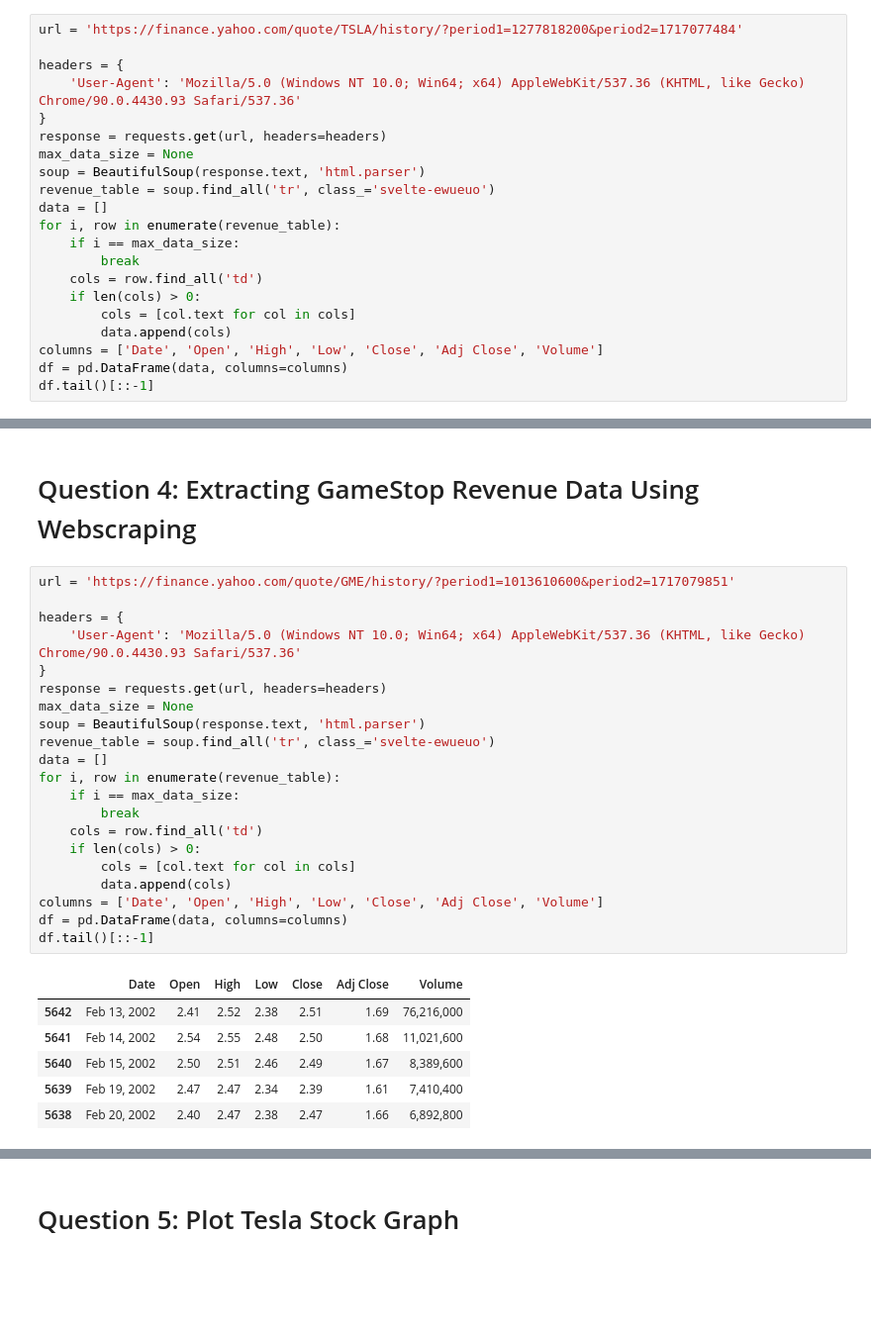
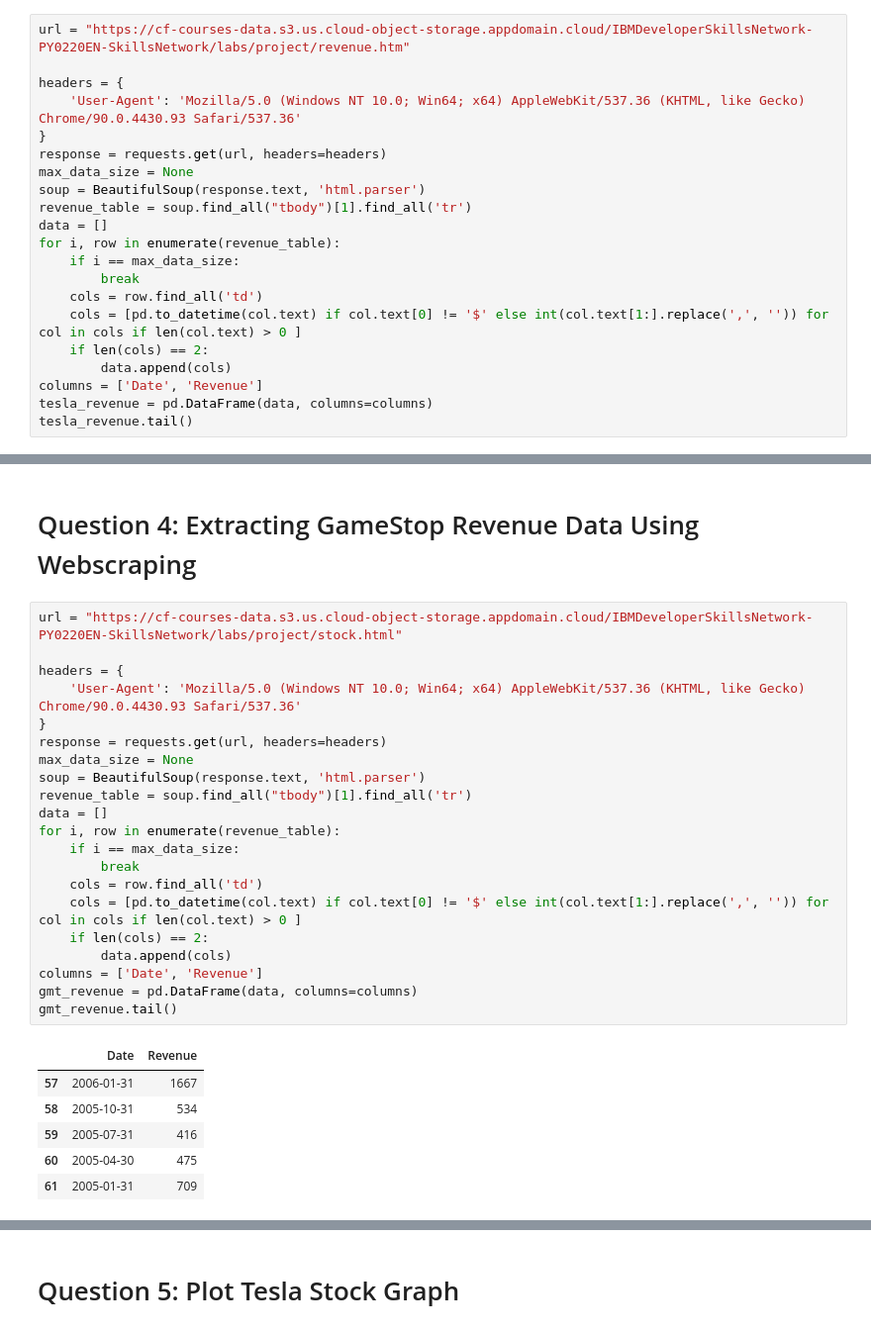
Before and after one commit to Mynreden/Stock-Data, a Jupyter notebook: PythonDS_Project.ipynb, the cells around one changed output, grey strips where cells are left out. Shown at 99% size. Cells and saved outputs as stored; diff of their text form; blank space fills up the shorter version.

```diff
--- a/PythonDS_Project.ipynb
+++ b/PythonDS_Project.ipynb
@@ -21,7 +23,7 @@ tesla_data.head()
 # %% [markdown]
 # Question 2 - Extracting Tesla Revenue Data Using Webscraping
 # %%
-url = 'https://finance.yahoo.com/quote/TSLA/history/?period1=1277818200&period2=1717077484'
+url = "https://cf-courses-data.s3.us.cloud-object-storage.appdomain.cloud/IBMDeveloperSkillsNetwork-PY0220EN-SkillsNetwork/labs/project/revenue.htm"
 
 headers = {
     'User-Agent': 'Mozilla/5.0 (Windows NT 10.0; Win64; x64) AppleWebKit/537.36 (KHTML, like Gecko) Chrome/90.0.4430.93 Safari/537.36'
@@ -29,16 +31,16 @@ headers = {
 response = requests.get(url, headers=headers)
 max_data_size = None
 soup = BeautifulSoup(response.text, 'html.parser')
-revenue_table = soup.find_all('tr', class_='svelte-ewueuo')
+revenue_table = soup.find_all("tbody")[1].find_all('tr')
 data = []
 for i, row in enumerate(revenue_table):
     if i == max_data_size:
         break
     cols = row.find_all('td')
-    if len(cols) > 0:
-        cols = [col.text for col in cols]
+    cols = [pd.to_datetime(col.text) if col.text[0] != '$' else int(col.text[1:].replace(',', '')) for col in cols if len(col.text) > 0 ]
+    if len(cols) == 2:
         data.append(cols)
-columns = ['Date', 'Open', 'High', 'Low', 'Close', 'Adj Close', 'Volume']
-df = pd.DataFrame(data, columns=columns)
-df.tail()[::-1]
+columns = ['Date', 'Revenue']
+tesla_revenue = pd.DataFrame(data, columns=columns)
+tesla_revenue.tail()
 # %% [output]
@@ -65,30 +67,30 @@ gamestop_data.head()
 # %% [markdown]
 # Question 4: Extracting GameStop Revenue Data Using Webscraping
 # %%
-url = 'https://finance.yahoo.com/quote/GME/history/?period1=1013610600&period2=1717079851'
+url = "https://cf-courses-data.s3.us.cloud-object-storage.appdomain.cloud/IBMDeveloperSkillsNetwork-PY0220EN-SkillsNetwork/labs/project/stock.html"
 
 headers = {
     'User-Agent': 'Mozilla/5.0 (Windows NT 10.0; Win64; x64) AppleWebKit/537.36 (KHTML, like Gecko) Chrome/90.0.4430.93 Safari/537.36'
 }
 response = requests.get(url, headers=headers)
 max_data_size = None
 soup = BeautifulSoup(response.text, 'html.parser')
-revenue_table = soup.find_all('tr', class_='svelte-ewueuo')
+revenue_table = soup.find_all("tbody")[1].find_all('tr')
 data = []
 for i, row in enumerate(revenue_table):
     if i == max_data_size:
         break
     cols = row.find_all('td')
-    if len(cols) > 0:
-        cols = [col.text for col in cols]
+    cols = [pd.to_datetime(col.text) if col.text[0] != '$' else int(col.text[1:].replace(',', '')) for col in cols if len(col.text) > 0 ]
+    if len(cols) == 2:
         data.append(cols)
-columns = ['Date', 'Open', 'High', 'Low', 'Close', 'Adj Close', 'Volume']
-df = pd.DataFrame(data, columns=columns)
-df.tail()[::-1]
+columns = ['Date', 'Revenue']
+gmt_revenue = pd.DataFrame(data, columns=columns)
+gmt_revenue.tail()
 # %% [output]
-|  | Date | Open | High | Low | Close | Adj Close | Volume |
-| 5642 | Feb 13, 2002 | 2.41 | 2.52 | 2.38 | 2.51 | 1.69 | 76,216,000 |
-| 5641 | Feb 14, 2002 | 2.54 | 2.55 | 2.48 | 2.50 | 1.68 | 11,021,600 |
-| 5640 | Feb 15, 2002 | 2.50 | 2.51 | 2.46 | 2.49 | 1.67 | 8,389,600 |
-| 5639 | Feb 19, 2002 | 2.47 | 2.47 | 2.34 | 2.39 | 1.61 | 7,410,400 |
-| 5638 | Feb 20, 2002 | 2.40 | 2.47 | 2.38 | 2.47 | 1.66 | 6,892,800 |
+|  | Date | Revenue |
+| 57 | 2006-01-31 | 1667 |
+| 58 | 2005-10-31 | 534 |
+| 59 | 2005-07-31 | 416 |
+| 60 | 2005-04-30 | 475 |
+| 61 | 2005-01-31 | 709 |
```
Also changed, not shown: parts of 6 cells of this notebook.
